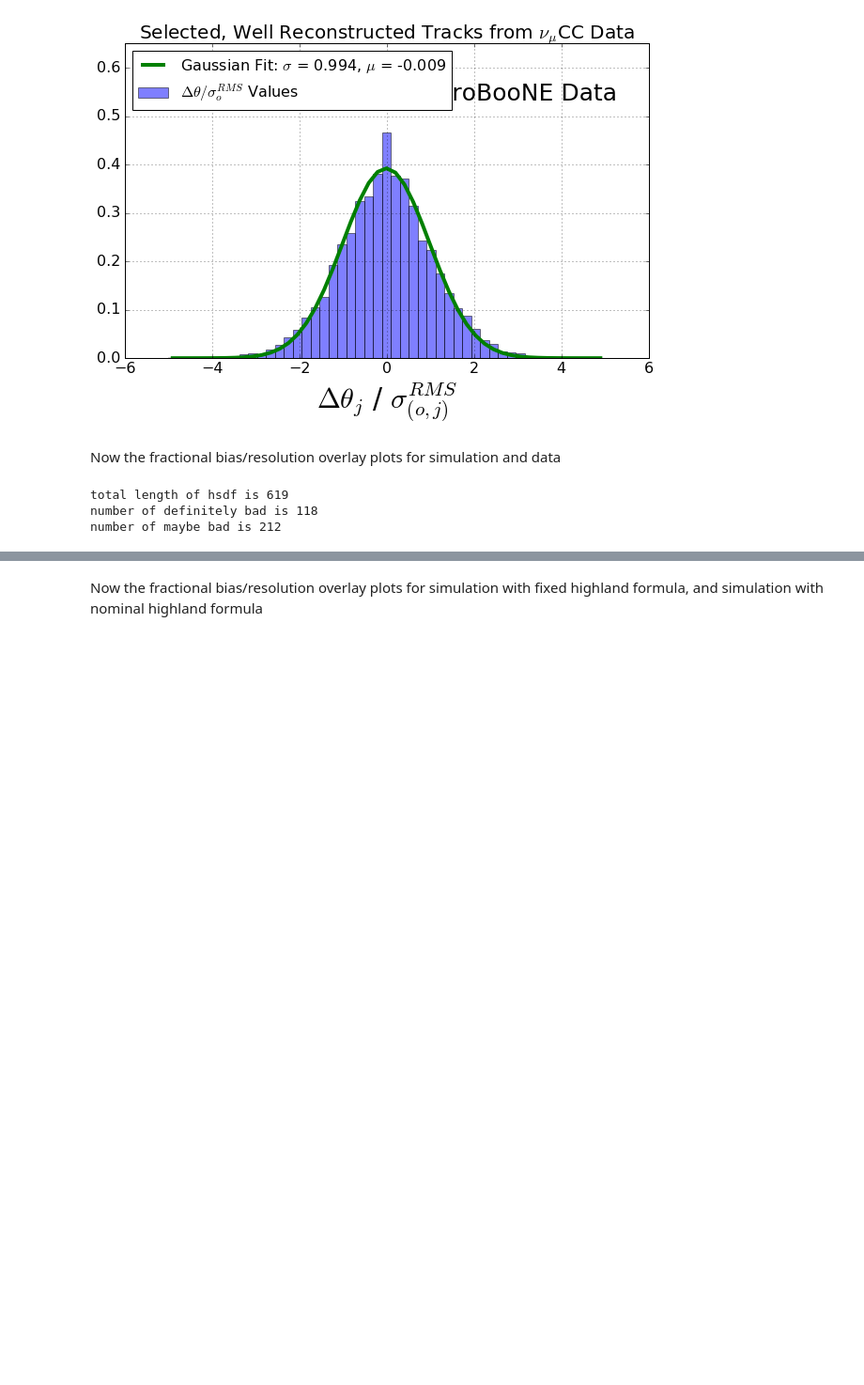
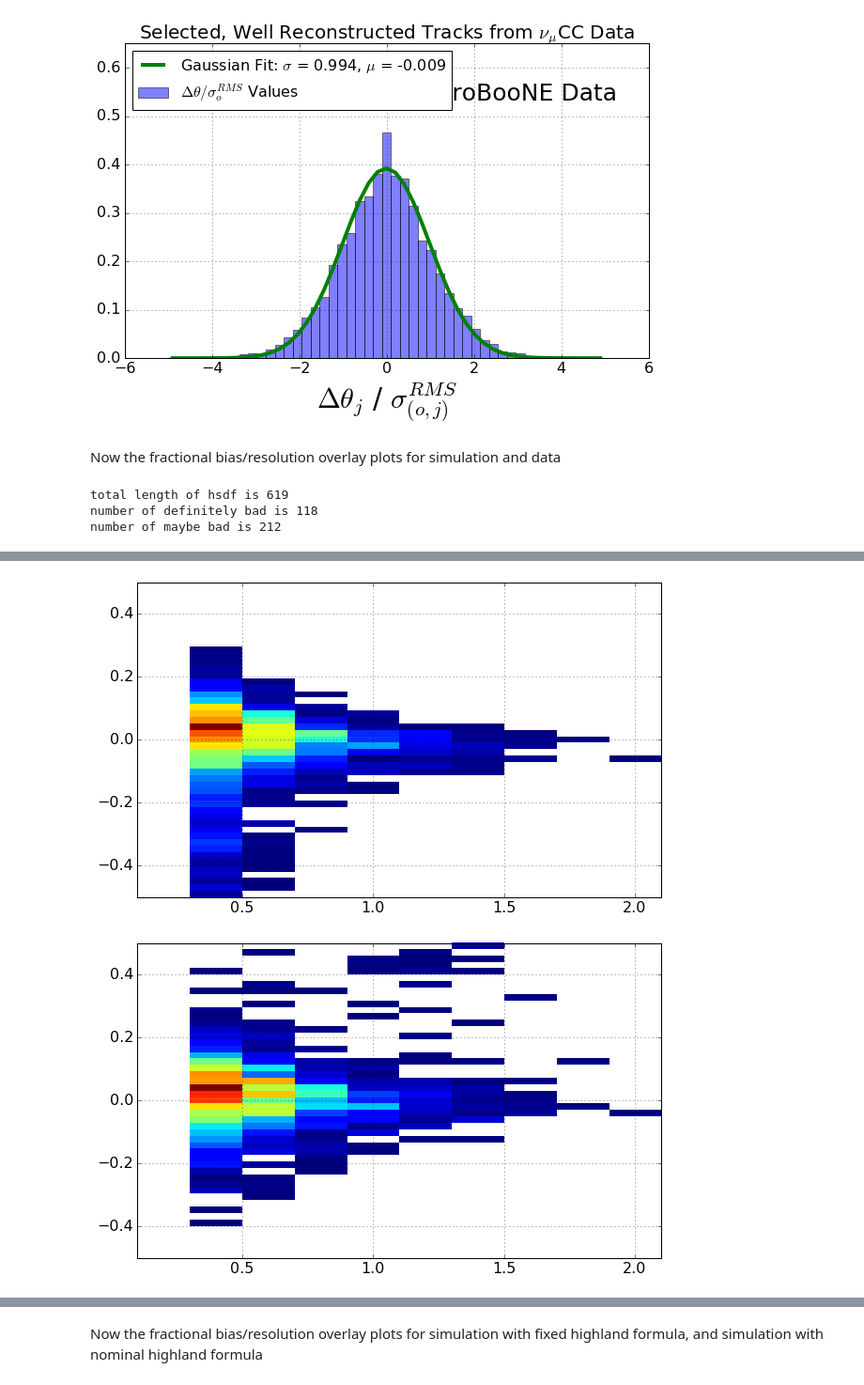
Before and after one commit to kaleko/MCS_Technote, a Jupyter notebook: JINST_figures.ipynb, the cells around one changed output, grey strips where cells are left out. Shown at 94% size. Drawn from its saved outputs; the diff is of its cells as text; code cells hidden in the pictures; blank space fills up the shorter version.

```diff
--- a/JINST_figures.ipynb
+++ b/JINST_figures.ipynb
@@ -673,0 +705,25 @@ fractional_resolution_plot(xvar='full_range_momentum_inverse',yvar='full_MCS_mom
+# %%
+#Test some stuff for giuseppe (sign of bias flipped for him)
+anatype = 'MCBNBSelectedRecoTrack'
+#range
+myquery = 'full_range_momentum > 0 and full_range_momentum < 2'
+mydf = df_dict[anatype].query(myquery)
+pmcsinv = mydf['full_MCS_momentum_inverse'].values
+praninv = mydf['full_range_momentum_inverse'].values
+pran = mydf['full_range_momentum'].values
+plt.figure(figsize=(10,6))
+blah = plt.hist2d(y=(pmcsinv-praninv)/praninv,x=pran,cmin=1,bins=(np.linspace(0.1,2.1,11),np.linspace(-0.5,0.5,50)))
+blah = plt.grid(True)
+
+#true momentum
+myquery = 'true_momentum > 0 and true_momentum < 2'
+mydf = df_dict[anatype].query(myquery)
+pmcsinv = mydf['full_MCS_momentum_inverse'].values
+praninv = mydf['true_momentum_inverse'].values
+pran = mydf['true_momentum'].values
+plt.figure(figsize=(10,6))
+blah = plt.hist2d(y=(pmcsinv-praninv)/praninv,x=pran,cmin=1,bins=(np.linspace(0.1,2.1,11),np.linspace(-0.5,0.5,50)))
+blah = plt.grid(True)
+# %% [output]
+[figure, added]
+[figure, added]
```
Also changed, not shown: parts of 15 cells of this notebook, 10 other files.
